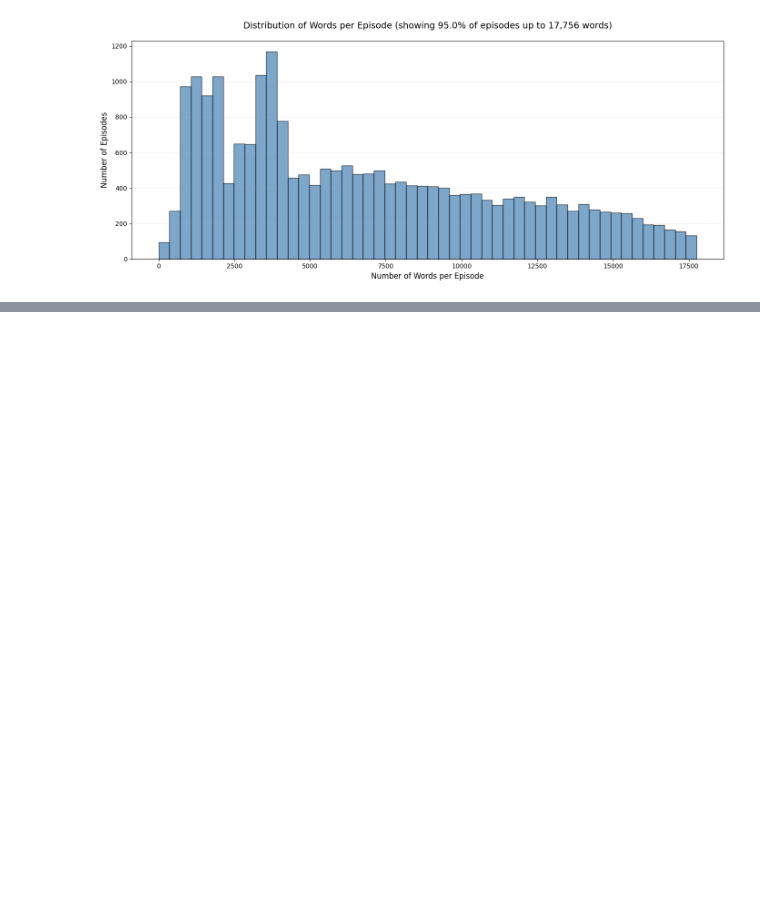
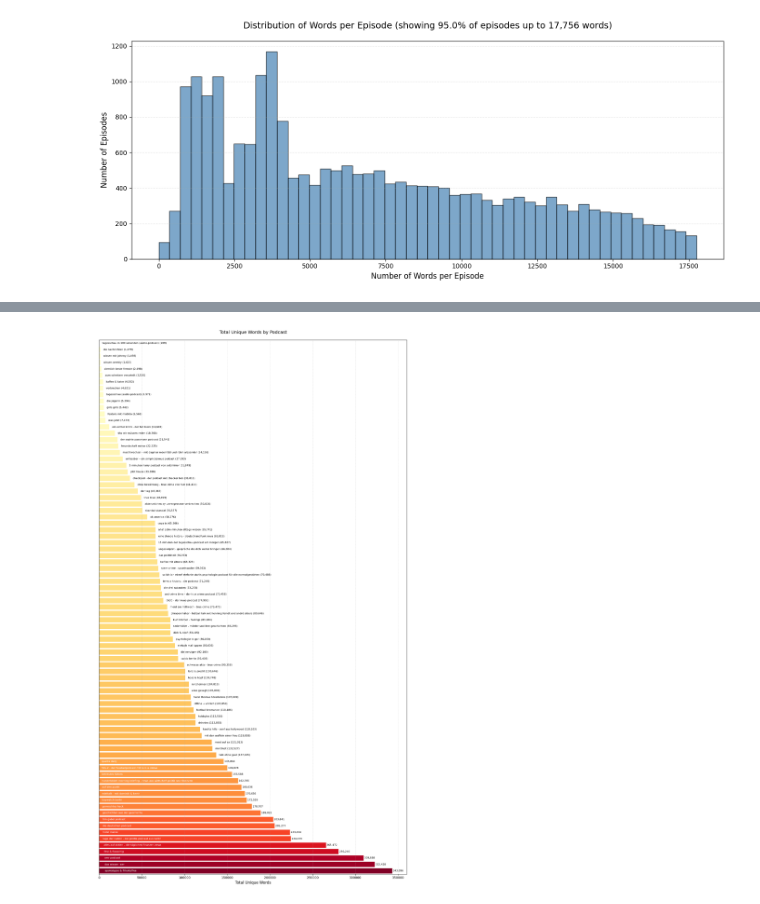
Before and after one commit to mloenker/linguistic-data-science, a Jupyter notebook: new_full_analysis.ipynb, the cells around one changed output, grey strips where cells are left out. Cells and saved outputs as stored; diff of their text form; code cells hidden in the pictures; blank space fills up the shorter version.

```diff
--- a/new_full_analysis.ipynb
+++ b/new_full_analysis.ipynb
@@ -188,22 +188,3 @@ Mean: 7,701 words
 Median: 6,273 words
 Max: 93,936 words
 [figure]
-# %%
-# Load the saved BERTopic model and results
-import pickle
-from pathlib import Path
-
-OUTPUT_DIR = Path("./outputs/")
-
-# Load the trained BERTopic model
-print("Loading BERTopic model...")
-with open(OUTPUT_DIR / "bertopic_model.pkl", 'rb') as f:
-    topic_model = pickle.load(f)
-
-# Load the document topics
-doc_topics_df = pd.read_csv(OUTPUT_DIR / "document_topics.csv")
-topic_info = pd.read_csv(OUTPUT_DIR / "topic_info.csv")
-
-print(f"✓ Model loaded successfully")
-print(f"✓ {len(doc_topics_df):,} documents loaded")
-print(f"✓ {len(topic_info)} topics found (including outliers)")
@@ -410,0 +310,56 @@ Generating podcast-topic distribution analysis...
+# %%
+# Plot total unique words per podcast
+sorted_unique = sorted(podcast_diversity.items(), key=lambda x: x[1]['unique_words'], reverse=True)
+
+# Extract data for plotting
+podcast_names_unique = [name for name, _ in sorted_unique]
+unique_word_counts = [stats['unique_words'] for _, stats in sorted_unique]
+
+# Create figure
+fig, ax = plt.subplots(figsize=(14, max(8, len(podcast_names_unique) * 0.3)))
+
+# Create heat color scheme
+norm = Normalize(vmin=min(unique_word_counts), vmax=max(unique_word_counts))
+cmap = plt.cm.YlOrRd  # Yellow-Orange-Red heat colormap
+colors = [cmap(norm(value)) for value in unique_word_counts]
+
+# Create horizontal bar chart
+bars = ax.barh(range(len(podcast_names_unique)), unique_word_counts, color=colors)
+
+# Remove y-axis labels
+ax.set_yticks([])
+
+# Customize the plot
+ax.set_xlabel('Total Unique Words', fontsize=12)
+ax.set_title('Total Unique Words by Podcast', fontsize=14, pad=20)
+
+# Add podcast names and values
+max_value = max(unique_word_counts)
+for i, (name, value) in enumerate(zip(podcast_names_unique, unique_word_counts)):
+    # Determine if name fits inside bar
+    if value > max_value * 0.4:
+        # Put name inside bar
+        ax.text(value * 0.02, i, name.replace('_', ' '),
+                va='center', ha='left', fontsize=8, color='white')
+        # Put value at end of bar
+        ax.text(value, i, f' {value:,}',
+                va='center', ha='left', fontsize=8)
+    else:
+        # Put name outside bar
+        ax.text(value + max_value * 0.01, i, f"{name.replace('_', ' ')} ({value:,})",
+                va='center', ha='left', fontsize=8, color='black')
+
+# Set limits
+ax.set_ylim(-0.5, len(podcast_names_unique) - 0.5)
+
+# Improve layout
+plt.tight_layout()
+ax.grid(axis='x', alpha=0.3, linestyle='--')
+
+plt.show()
+
+print(f"\nTop 10 podcasts by unique word count:")
+for i, (name, stats) in enumerate(sorted_unique[:10], 1):
+    print(f"{i}. {name}: {stats['unique_words']:,} unique words ({stats['num_episodes']} episodes)")
+# %% [output]
+[figure, added]
```
Also changed, not shown: parts of 10 cells of this notebook.
